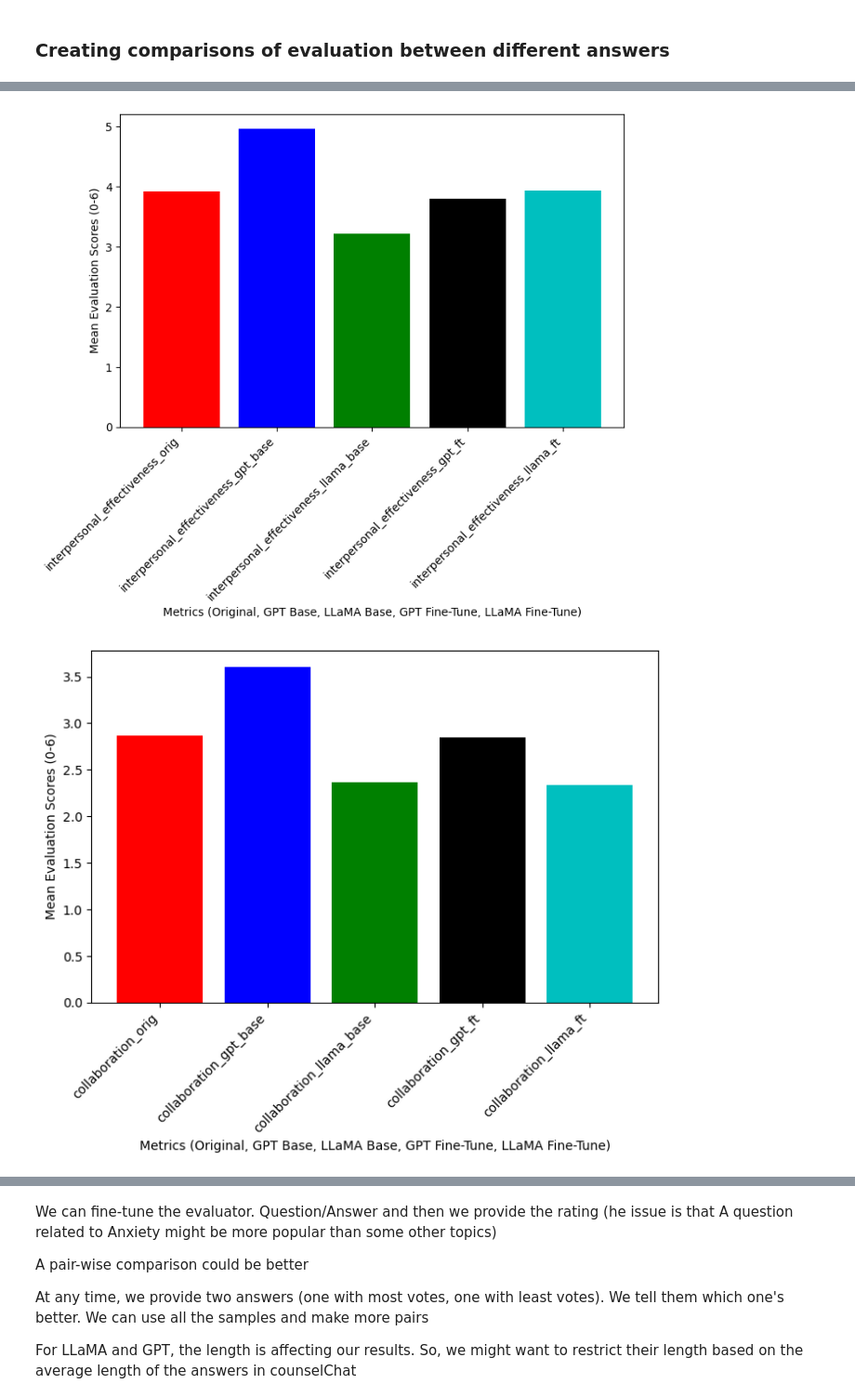
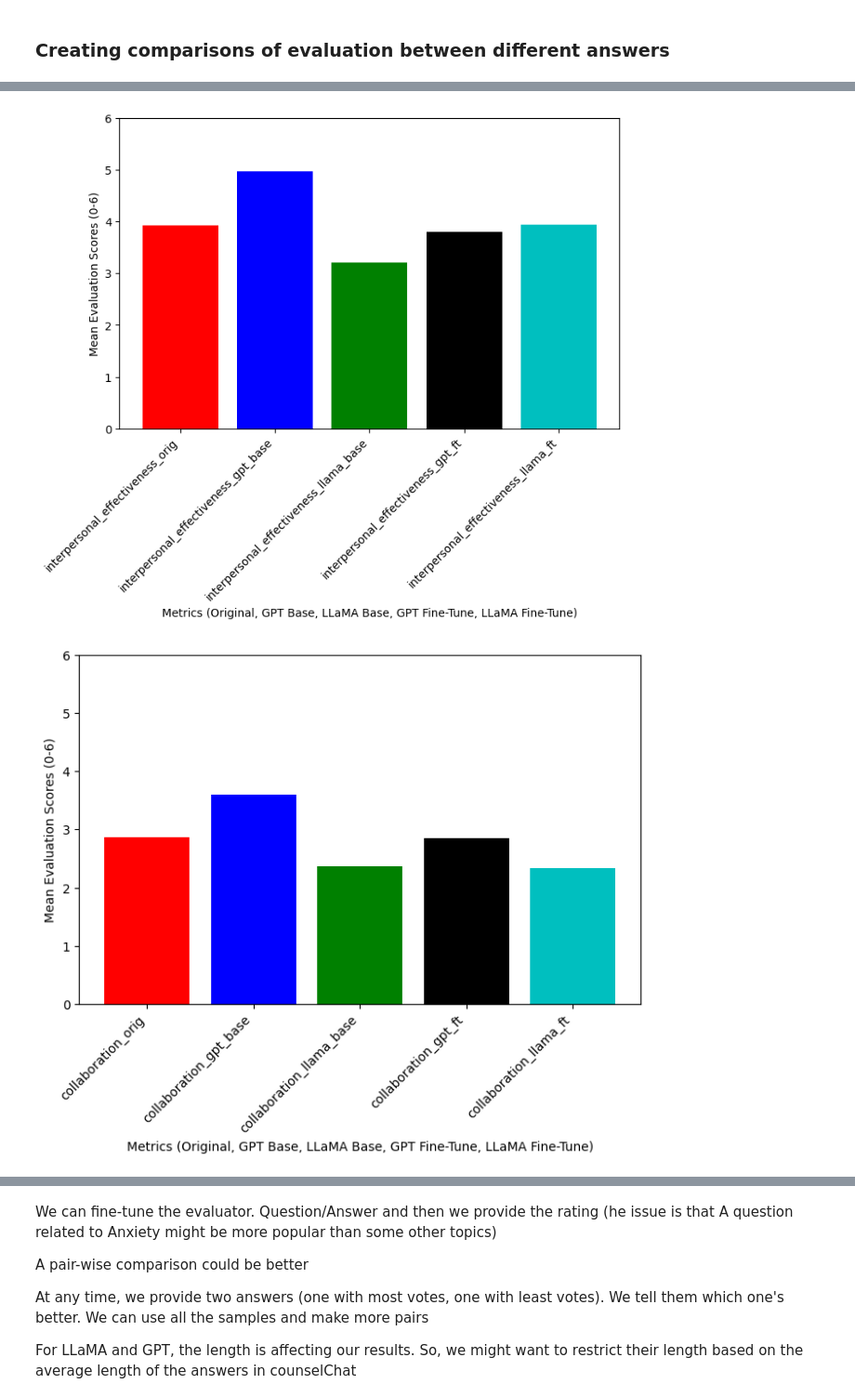
Before and after one commit to embedded-robotics/mental-health-agents, a Jupyter notebook: src/dpo/response_evaluation.ipynb, the cells around one changed output, grey strips where cells are left out. Shown at 93% size. Saved outputs shown, nothing was run; the diff lists cells and outputs as text; code cells hidden in the pictures.

```diff
--- a/src/dpo/response_evaluation.ipynb
+++ b/src/dpo/response_evaluation.ipynb
@@ -682,24 +685,26 @@ plt.bar(avg_metrics.index.to_list(), avg_metrics.values.tolist(), color=['r','b'
 plt.xticks(rotation=45, ha='right')
 plt.xlabel('Metrics (Original, GPT Base, LLaMA Base, GPT Fine-Tune, LLaMA Fine-Tune)')
 plt.ylabel('Mean Evaluation Scores (0-6)')
+plt.ylim(0, 6)
 plt.title('')
 plt.show()
 # %% [output]
-[figure, old version]
+[figure, new version]
 # %%
 viz_df = df_response_evaluation[['topic','collaboration_orig', 'collaboration_gpt_base',
                                  'collaboration_llama_base', 'collaboration_gpt_ft', 'collaboration_llama_ft']].set_index('topic')
 avg_metrics = viz_df.agg('mean')
 
 plt.figure(figsize=(8,5))
 plt.bar(avg_metrics.index.to_list(), avg_metrics.values.tolist(), color=['r','b','g','k','c'])
 plt.xticks(rotation=45, ha='right')
 plt.xlabel('Metrics (Original, GPT Base, LLaMA Base, GPT Fine-Tune, LLaMA Fine-Tune)')
 plt.ylabel('Mean Evaluation Scores (0-6)')
+plt.ylim(0, 6)
 plt.title('')
 plt.show()
 # %% [output]
-[figure, old version]
+[figure, new version]
 # %%
 viz_df = df_response_evaluation[['topic','pacing_time_orig', 'pacing_time_gpt_base',
                                  'pacing_time_llama_base', 'pacing_time_gpt_ft', 'pacing_time_llama_ft']].set_index('topic')
```
Also changed, not shown: parts of 9 cells of this notebook.
